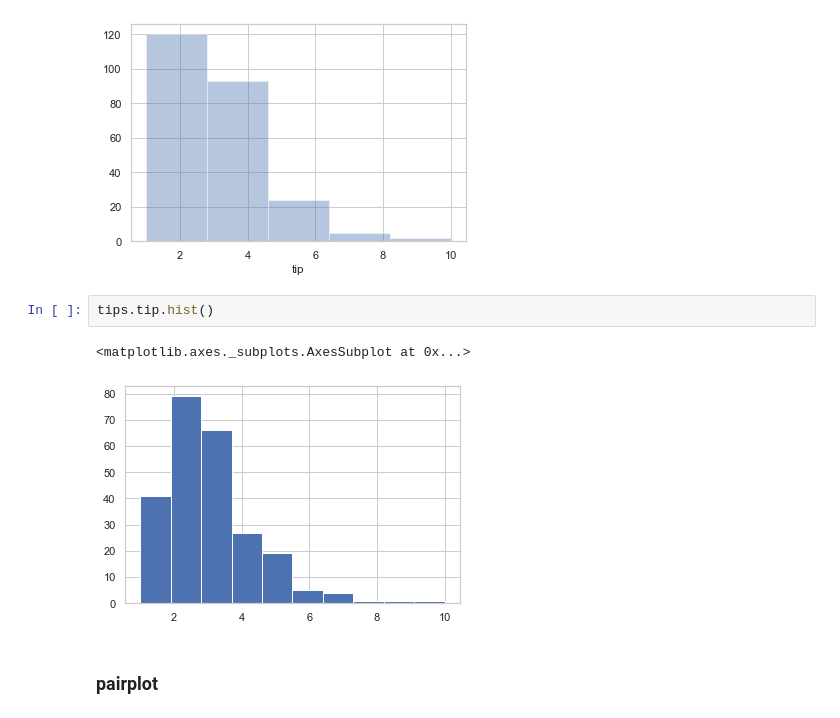
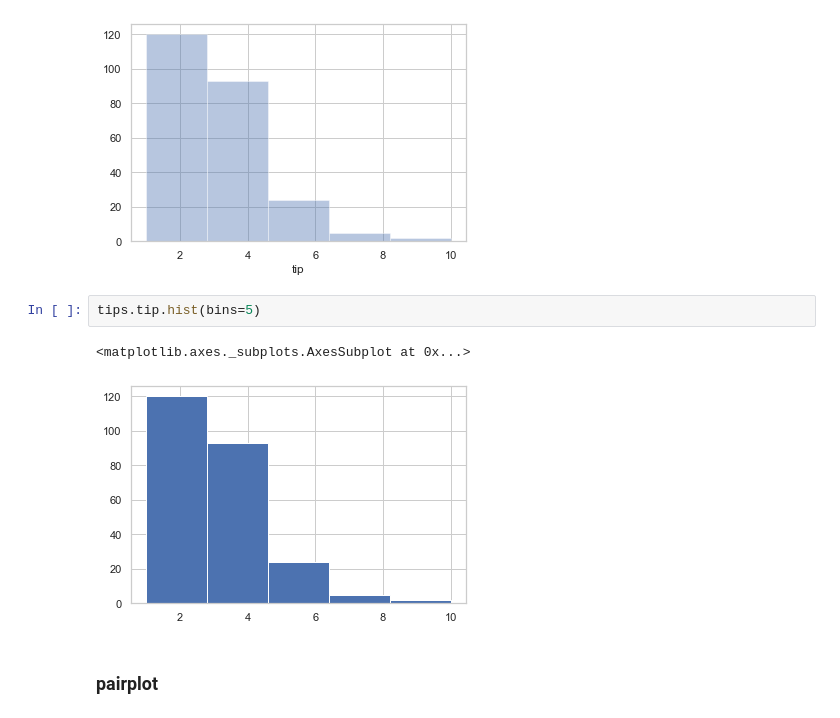
Before and after one commit to srikanthpragada/DS_28_SEP_2020, a Jupyter notebook: plots/seaborn_demo.ipynb, the cells around one changed output. Cells and saved outputs as stored; diff of their text form.

```diff
--- a/plots/seaborn_demo.ipynb
+++ b/plots/seaborn_demo.ipynb
@@ -212,10 +212,10 @@ sns.distplot(tips['tip'],bins=5, kde=False)
 <matplotlib.axes._subplots.AxesSubplot at 0x...>
 [figure]
 # %%
-tips.tip.hist()
+tips.tip.hist(bins=5)
 # %% [output]
 <matplotlib.axes._subplots.AxesSubplot at 0x...>
-[figure, old version]
+[figure, new version]
 # %% [markdown]
 ### pairplot
 # %%
```
Also changed, not shown: parts of 12 cells of this notebook, 8 other files.
